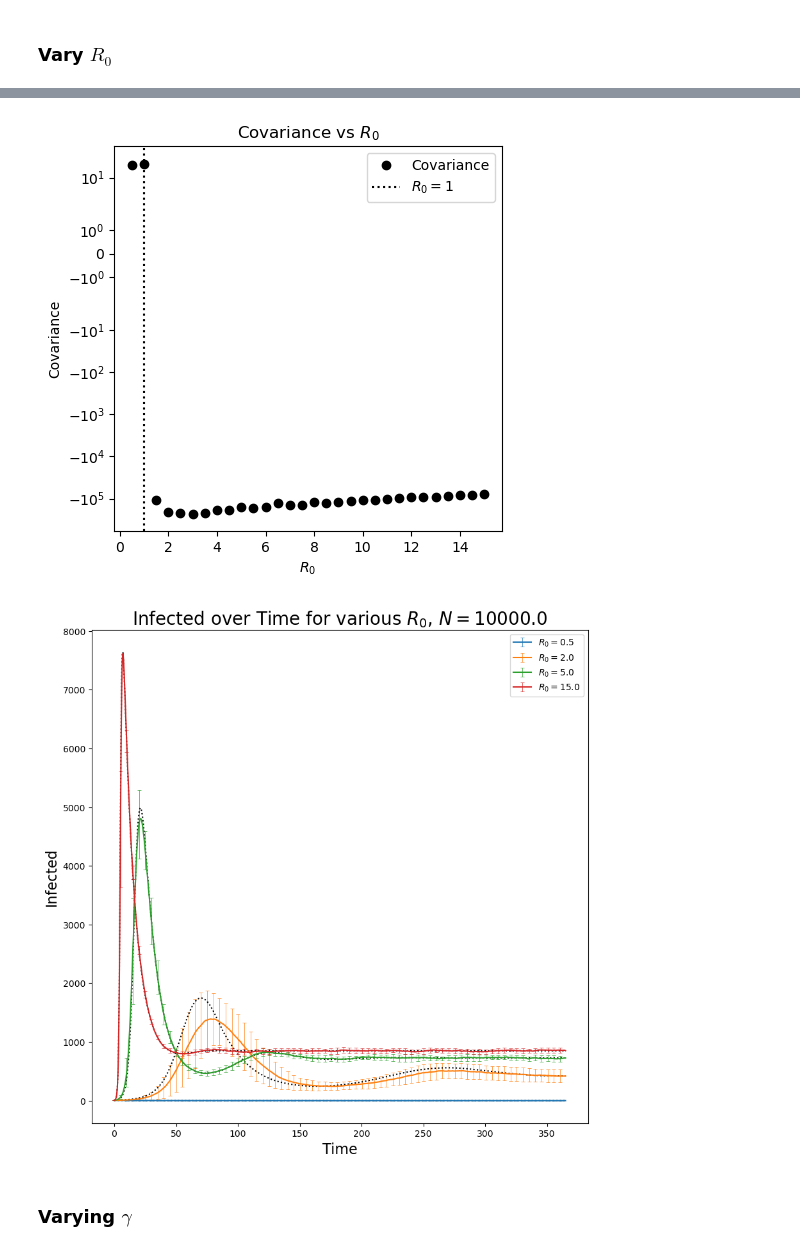
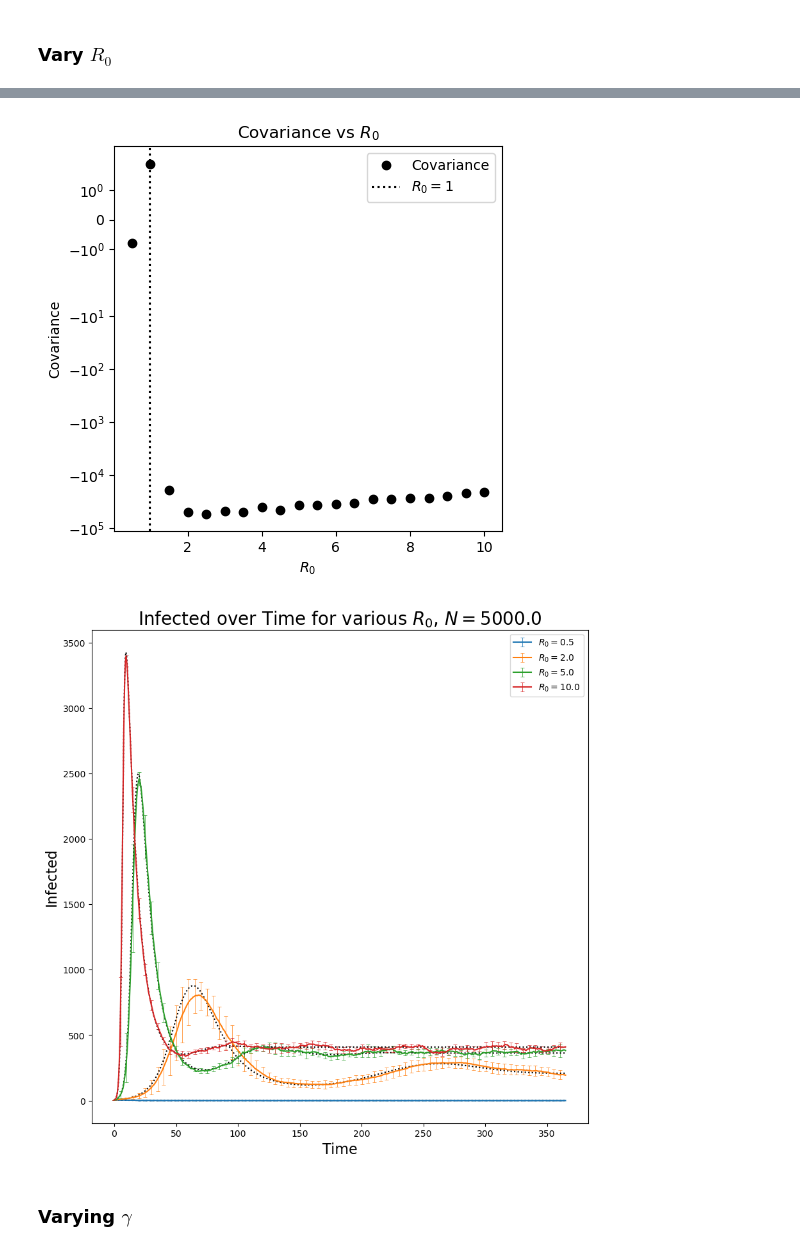
Before and after one commit to kylehtunis/stochastic-modeling, a Jupyter notebook: problem1.ipynb, the cells around one changed output, grey strips where cells are left out. Cells and saved outputs as stored; diff of their text form; code cells hidden in the pictures.

```diff
--- a/problem1.ipynb
+++ b/problem1.ipynb
@@ -39,16 +40,16 @@ class Population:
         return (self.X, self.Y, self.Z)
 
 class Gillespie_Parameters:
-    def __init__(self, population_size, initial_infected, beta, gamma, mu, delta=0):
+    def __init__(self, population_size, initial_infected, beta, gamma, mu, epsilon=0):
         self.population = Population(population_size - initial_infected, initial_infected, 0)
         self.beta = beta
         self.gamma = gamma
         self.mu = mu
-        self.delta = delta
+        self.epsilon = epsilon
         self.r0 = beta / (gamma + mu)
 
     def __str__(self):
-        return f"r0 = {self.r0:.2f}, beta = {self.beta}, gamma = {self.gamma}, mu = {self.mu}, delta = {self.delta}, N = {self.population.N()}"
+        return f"r0 = {self.r0:.2f}, beta = {self.beta:.2f}, gamma = {self.gamma:.2f}, mu = {self.mu:.2f}, epsilon = {self.epsilon:.5f}, N = {self.population.N()}"
 
 class Event:
     def __init__(self, name, rate_function, result_function):
@@ -230,14 +279,13 @@ class Experiments:
 # %% [markdown]
 ### Run Gillespie
 # %%
-population_size = 1e4
+population_size = 5e3
 initial_infected = 5
 sim_length = 365
 data_rate = 2
 beta = 0.5
 gamma = 0.1
 mu = 1/100
-delta = 0.02
 
 experiment1 = Experiment(Gillespie_Parameters(population_size=population_size, initial_infected=initial_infected, beta=beta, gamma=gamma, mu=mu), events=events, simulation_length=sim_length, data_rate=data_rate)
 
@@ -304,11 +353,11 @@ Ran iteration 1 in 121.21 seconds
 # %% [markdown]
 ### Vary $R_0$
 # %%
-r0s = np.arange(0.5, 15.5, 0.5)
-iterations = 20
+r0s = np.arange(0.5, 10.5, 0.5)
+max_iterations = 100
 
 r0experiments = Experiments([])
 for r0 in r0s:
-    r0experiments.experiments.append(Experiment(Gillespie_Parameters(population_size, initial_infected, beta=r0 * (gamma + mu), gamma=gamma, mu=mu), events, sim_length, data_rate, iterations))
+    r0experiments.experiments.append(Experiment(Gillespie_Parameters(population_size, initial_infected, beta=r0 * (gamma + mu), gamma=gamma, mu=mu), events=events, simulation_length=sim_length, data_rate=data_rate, max_iterations=max_iterations))
 r0experiments.run()
 # %% [output]
@@ -342,29 +391,29 @@ covs = []
 for ex in r0experiments.experiments:
     mean = ex.results.mean_result()
     covs.append(mean.s_i_covariance())
-plt.plot(r0s, covs, 'ko', label='Covariance')
+plt.plot(r0s, covs, 'ko-', label='Covariance')
 plt.axvline(1, color='k', linestyle=':', label='$R_0=1$')
 plt.legend()
 plt.show()
 # %% [output]
-[figure, old version]
+[figure, new version]
 # %%
-graphed_r0s = [0.5, 2.0, 5.0, 15.0]
+graphed_r0s = [0.5, 2.0, 5.0, 10.0]
 plt.figure(figsize=(10, 10))
 for ex in r0experiments.experiments:
     if ex.params.r0 not in graphed_r0s:
         continue
     mean, err = ex.results.mean_and_std_infected()
     plt.errorbar(ex.results.t, mean, yerr=err, errorevery=10, capsize=2, elinewidth=0.5, capthick=0.5, label=f"$R_0={ex.params.r0}$")
     det = ex.integrate_deterministic_sir(deterministic_sir)
     plt.plot(det.t, det.y[1], 'k:')
 plt.xlabel("Time", fontsize=16)
 plt.ylabel("Infected", fontsize=16)
 plt.title(f'Infected over Time for various $R_0$, $N={population_size}$' , fontsize=20)
 plt.legend()
 plt.show()
 # %% [output]
-[figure, old version]
+[figure, new version]
 # %% [markdown]
 ### Varying $\gamma$
 # %%
```
Also changed, not shown: parts of 21 cells of this notebook.
